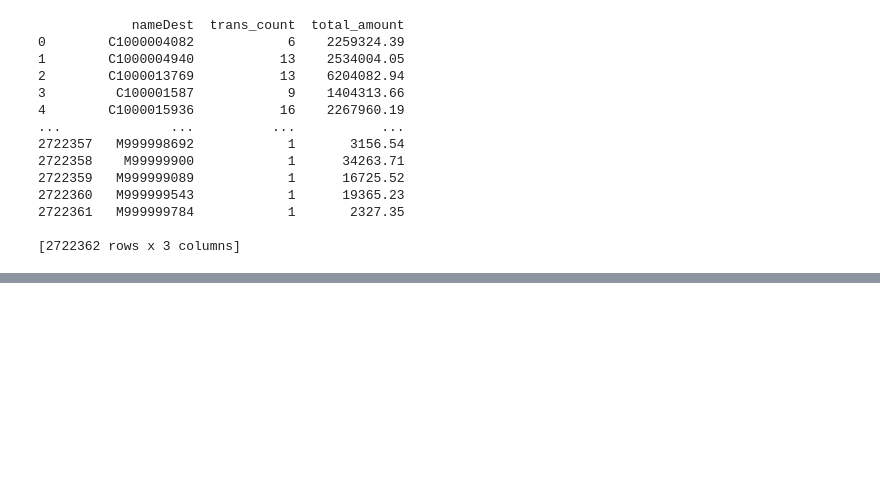
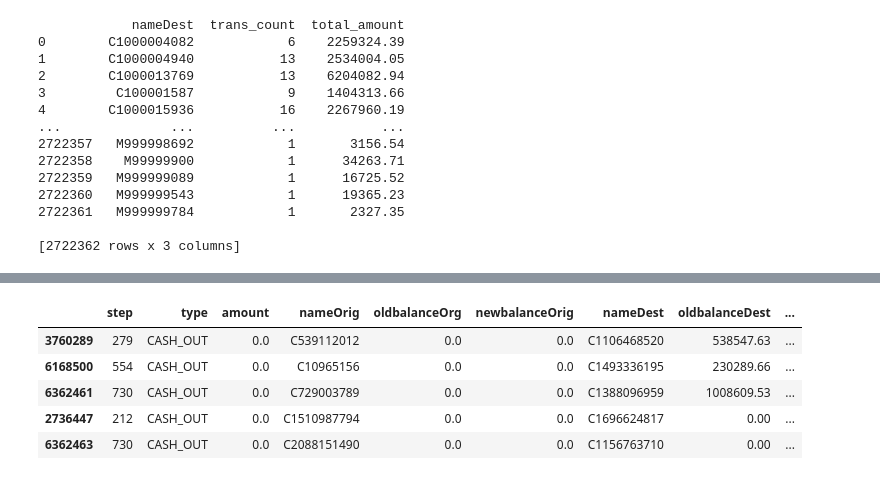
Before and after one commit to BrunaCFerreiraAzevedo/PredicaoFraude, a Jupyter notebook: AnaliseExploratoria.ipynb, the cells around one changed output, grey strips where cells are left out. Drawn from its saved outputs; the diff is of its cells as text; code cells hidden in the pictures; blank space fills up the shorter version.

```diff
--- a/AnaliseExploratoria.ipynb
+++ b/AnaliseExploratoria.ipynb
@@ -140,0 +129,11 @@ print(result)
+# %%
+#Valores mínimos
+df_sorted = df.sort_values(by='amount', ascending=True)
+df_sorted.head()
+# %% [output]
+|  | step | type | amount | nameOrig | oldbalanceOrg | newbalanceOrig | nameDest | oldbalanceDest | ... |
+| 3760289 | 279 | CASH_OUT | 0.0 | C539112012 | 0.0 | 0.0 | C1106468520 | 538547.63 | ... |
+| 6168500 | 554 | CASH_OUT | 0.0 | C10965156 | 0.0 | 0.0 | C1493336195 | 230289.66 | ... |
+| 6362461 | 730 | CASH_OUT | 0.0 | C729003789 | 0.0 | 0.0 | C1388096959 | 1008609.53 | ... |
+| 2736447 | 212 | CASH_OUT | 0.0 | C1510987794 | 0.0 | 0.0 | C1696624817 | 0.00 | ... |
+| 6362463 | 730 | CASH_OUT | 0.0 | C2088151490 | 0.0 | 0.0 | C1156763710 | 0.00 | ... |
```
Also changed, not shown: parts of 5 cells of this notebook.
